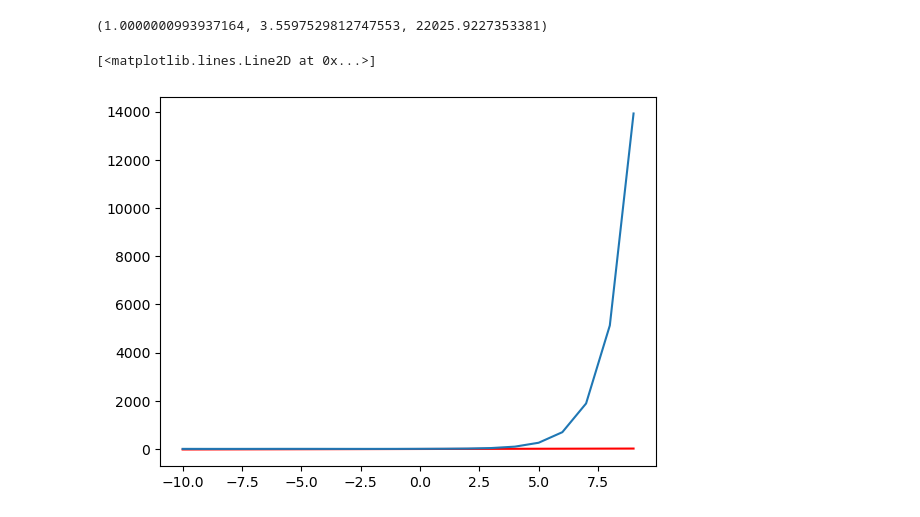
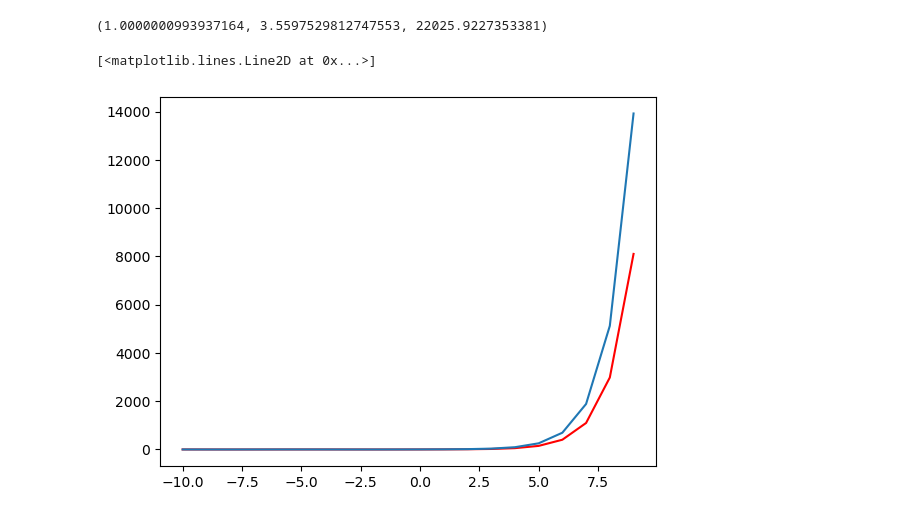
Before and after one commit to EmrullahYarar/Numerical-Methods, a Jupyter notebook: Hafta2/2021513064_EmrullahYarar_Lab2.ipynb, the cells around one changed output. Saved outputs shown, nothing was run; the diff lists cells and outputs as text; code cells hidden in the pictures.

```diff
--- a/Hafta2/2021513064_EmrullahYarar_Lab2.ipynb
+++ b/Hafta2/2021513064_EmrullahYarar_Lab2.ipynb
@@ -2,8 +2,8 @@
 #2021513064_EmrullahYarar_Lab2_05.03.2024
 # %%
 def f1(x):
-    f = (x**2)-(5*x)+3
-    return f
+    y = (x**2)-(5*x)+3
+    return y
 # %%
 print('f1(0)=', f1(0), 'f1(1)=', f1(1))
 # %% [output]
@@ -101,13 +101,13 @@ num_der_f2(0), num_der_f2(1), num_der_f2(10)
 # %%
 x = []
 y = []
 z = []
 for i in range (-10,10):
     x.append(i)
-    y.append(der_f1(i))
+    y.append(der_f2(i))
     z.append(num_der_f2(i, h=1))
 plt.plot(x,y, 'r')
 plt.plot(x,z)
 # %% [output]
 [<matplotlib.lines.Line2D at 0x...>]
-[figure, old version]
+[figure, new version]
```
Also changed, not shown: parts of 1 cell of this notebook.
